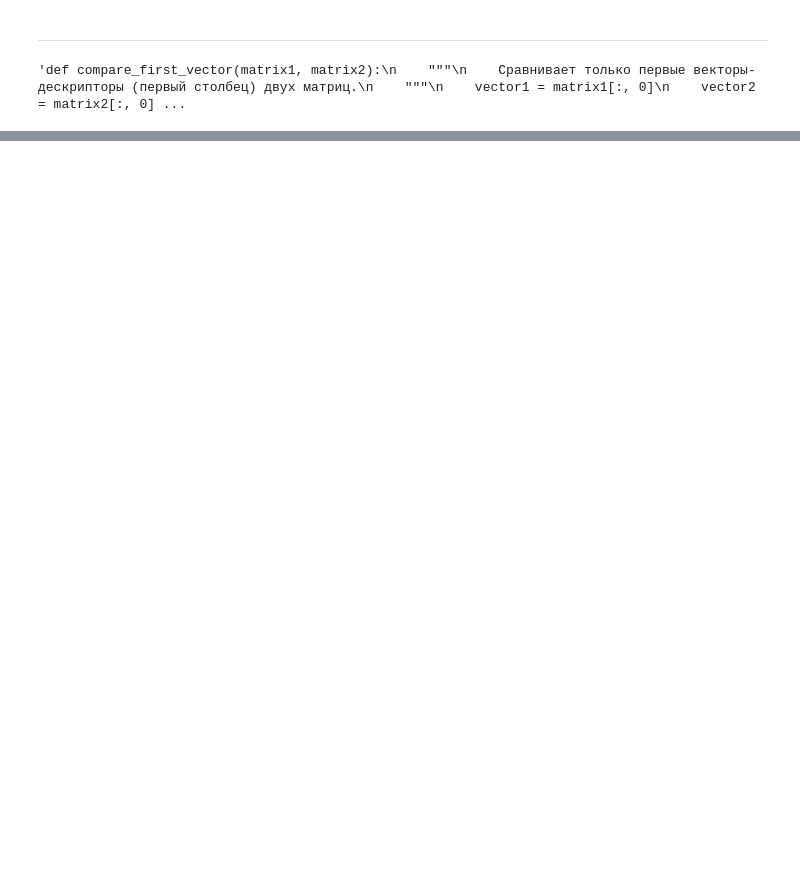
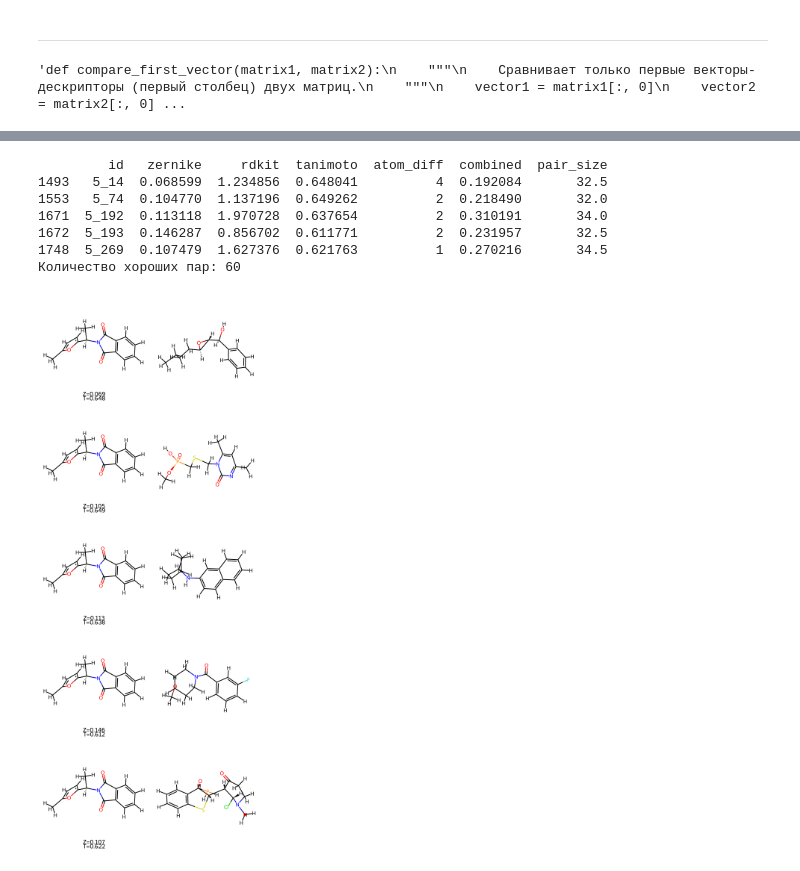
Before and after one commit to Masha1313/thesis-project, a Jupyter notebook: z3dzernike.ipynb, the cells around one changed output, grey strips where cells are left out. Cells and saved outputs as stored; diff of their text form; code cells hidden in the pictures; blank space fills up the shorter version.

```diff
--- a/z3dzernike.ipynb
+++ b/z3dzernike.ipynb
@@ -527,3 +775,21 @@ plt.show()
+# %%
+good_pairs = df_results[
+    (df_results['tanimoto'] > 0.6) &
+    (df_results['zernike'] < 0.2)
+].copy()
+
+print(good_pairs.head())
+print("Количество хороших пар:", len(good_pairs))
+show_pairs_with_metrics(good_pairs, n=5)
+# %% [output]
+         id   zernike     rdkit  tanimoto  atom_diff  combined  pair_size
+1493   5_14  0.068599  1.234856  0.648041          4  0.192084       32.5
+1553   5_74  0.104770  1.137196  0.649262          2  0.218490       32.0
+1671  5_192  0.113118  1.970728  0.637654          2  0.310191       34.0
+1672  5_193  0.146287  0.856702  0.611771          2  0.231957       32.5
+1748  5_269  0.107479  1.627376  0.621763          1  0.270216       34.5
+Количество хороших пар: 60
+[figure, added]
 # %%
 # 1. Расчет дополнительных коэффициентов
 def calculate_advanced_stats(df):
```
Also changed, not shown: parts of 14 cells of this notebook, 8 other files.
